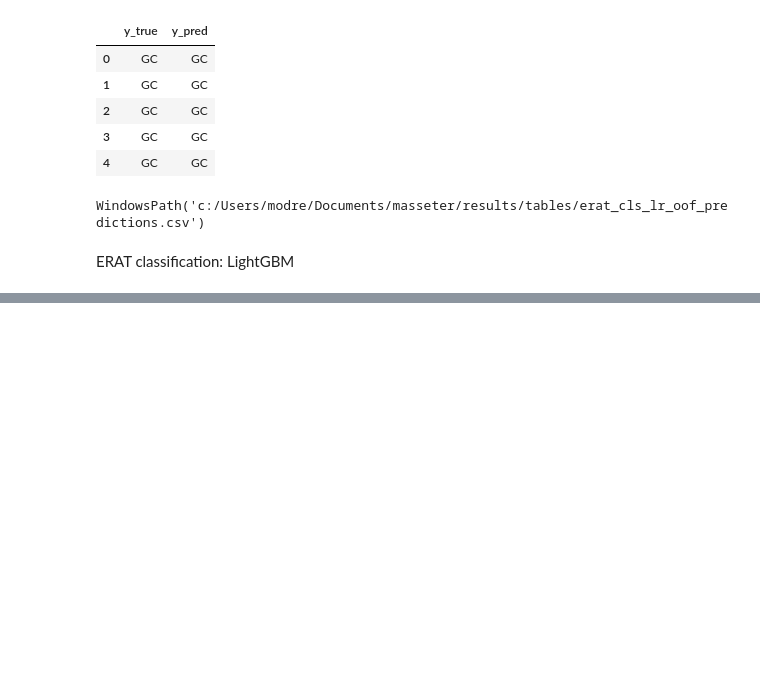
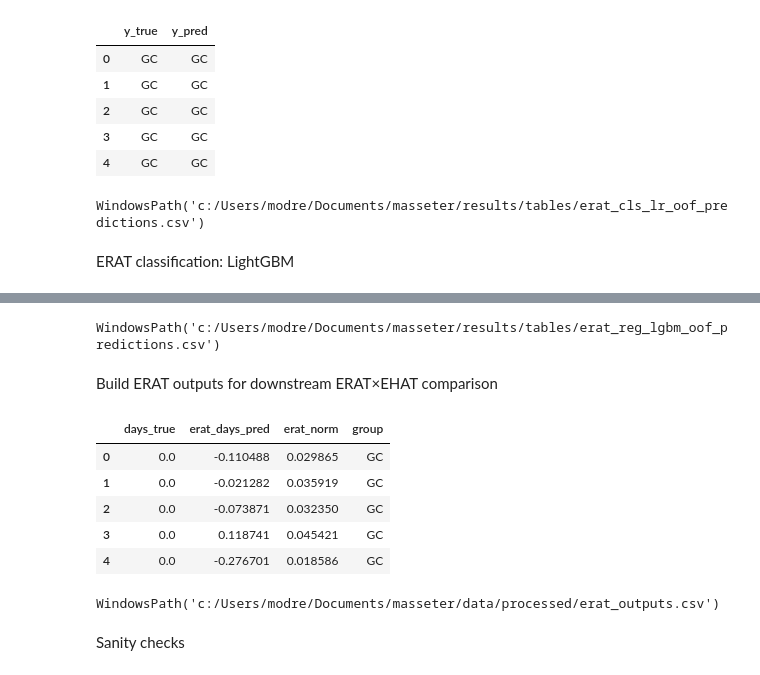
Before and after one commit to modreweck/radiomics, a Jupyter notebook: notebooks/04_erat_modeling.ipynb, the cells around one changed output, grey strips where cells are left out. Saved outputs shown, nothing was run; the diff lists cells and outputs as text; code cells hidden in the pictures; blank space fills up the shorter version.

```diff
--- a/notebooks/04_erat_modeling.ipynb
+++ b/notebooks/04_erat_modeling.ipynb
@@ -190,0 +364,35 @@ ValueError: not enough values to unpack (expected 4, got 3)
+# %%
+save_table(df_folds_lgbm_reg, paths.results / "tables" / "erat_reg_lgbm_folds.csv")
+save_table(summary_lgbm_reg,  paths.results / "tables" / "erat_reg_lgbm_summary.csv")
+save_table(oof_lgbm_reg,      paths.results / "tables" / "erat_reg_lgbm_oof_predictions.csv")
+# %% [output]
+WindowsPath('c:/Users/modre/Documents/masseter/results/tables/erat_reg_lgbm_oof_predictions.csv')
+# %% [markdown]
+Build ERAT outputs for downstream ERAT×EHAT comparison
+# %%
+erat_days_pred = oof_lgbm_reg["y_pred"].to_numpy(dtype=float)
+
+mn, mx = np.nanmin(erat_days_pred), np.nanmax(erat_days_pred)
+erat_norm = np.zeros_like(erat_days_pred) if mx == mn else (erat_days_pred - mn) / (mx - mn)
+
+df_erat_outputs = pd.DataFrame({
+    "days_true": y_days.to_numpy(dtype=float),
+    "erat_days_pred": erat_days_pred,
+    "erat_norm": erat_norm,
+    "group": y_group.to_numpy(),
+})
+
+display(df_erat_outputs.head())
+
+# Save for notebook 05
+save_table(df_erat_outputs, paths.processed / "erat_outputs.csv")
+# %% [output]
+|  | days_true | erat_days_pred | erat_norm | group |
+| 0 | 0.0 | -0.110488 | 0.029865 | GC |
+| 1 | 0.0 | -0.021282 | 0.035919 | GC |
+| 2 | 0.0 | -0.073871 | 0.032350 | GC |
+| 3 | 0.0 | 0.118741 | 0.045421 | GC |
+| 4 | 0.0 | -0.276701 | 0.018586 | GC |
+WindowsPath('c:/Users/modre/Documents/masseter/data/processed/erat_outputs.csv')
+# %% [markdown]
+Sanity checks
```
Also changed, not shown: parts of 8 cells of this notebook, 3 other files.
